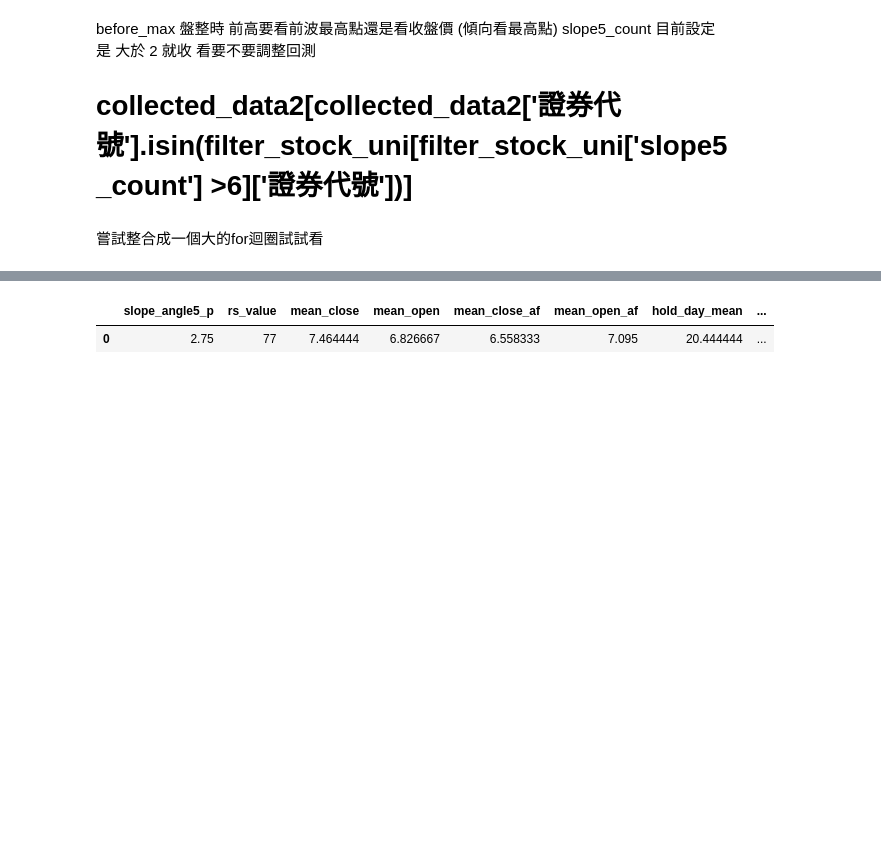
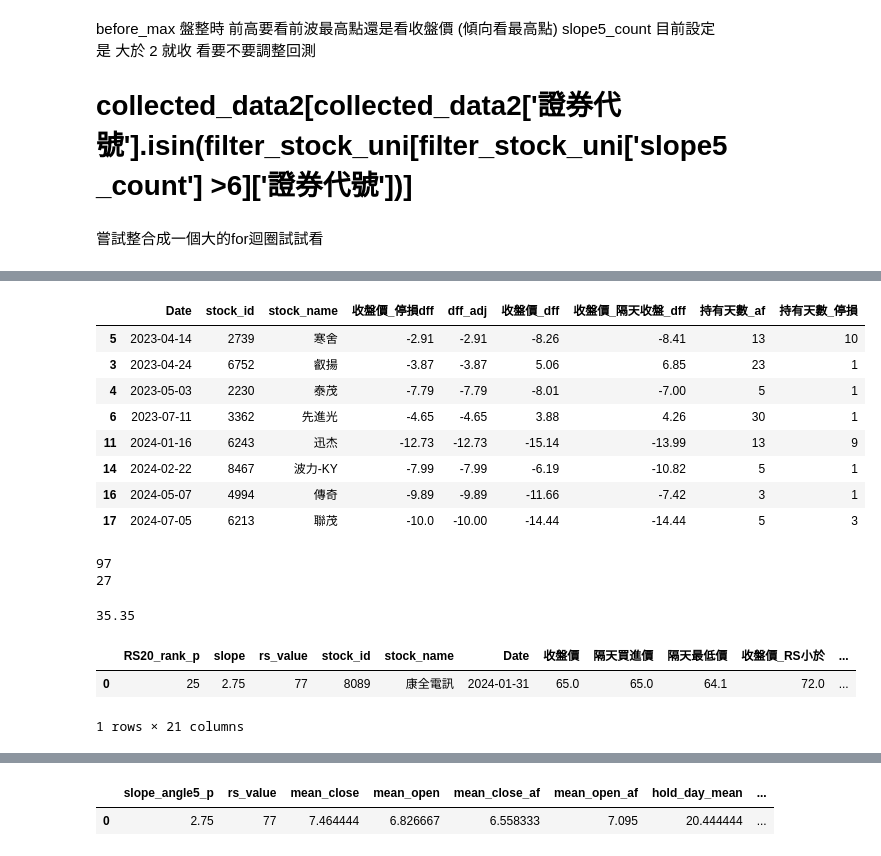
Before and after one commit to mulderfang/stock, a Jupyter notebook: 技術分析-策略3_海豹ㄏ字戰法.ipynb, the cells around one changed output, grey strips where cells are left out. Saved outputs shown, nothing was run; the diff lists cells and outputs as text; code cells hidden in the pictures; blank space fills up the shorter version.

```diff
--- a/技術分析-策略3_海豹ㄏ字戰法.ipynb
+++ b/技術分析-策略3_海豹ㄏ字戰法.ipynb
@@ -686,3 +833,33 @@ profolio_df1
+# %%
+collected_data3[collected_data3['持有天數_停損'] != -100][['Date','stock_id', 'stock_name', '收盤價_停損dff','dff_adj', '收盤價_dff','收盤價_隔天收盤_dff','持有天數_af','持有天數_停損' ]].sort_values(by='Date')
+#collected_data3[collected_data3['stock_id'] == '8040']
+#collected_data3[collected_data3['持有天數_停損'] != -100]
+# %% [output]
+|  | Date | stock_id | stock_name | 收盤價_停損dff | dff_adj | 收盤價_dff | 收盤價_隔天收盤_dff | 持有天數_af | 持有天數_停損 |
+| 5 | 2023-04-14 | 2739 | 寒舍 | -2.91 | -2.91 | -8.26 | -8.41 | 13 | 10 |
+| 3 | 2023-04-24 | 6752 | 叡揚 | -3.87 | -3.87 | 5.06 | 6.85 | 23 | 1 |
+| 4 | 2023-05-03 | 2230 | 泰茂 | -7.79 | -7.79 | -8.01 | -7.00 | 5 | 1 |
+| 6 | 2023-07-11 | 3362 | 先進光 | -4.65 | -4.65 | 3.88 | 4.26 | 30 | 1 |
+| 11 | 2024-01-16 | 6243 | 迅杰 | -12.73 | -12.73 | -15.14 | -13.99 | 13 | 9 |
+| 14 | 2024-02-22 | 8467 | 波力-KY | -7.99 | -7.99 | -6.19 | -10.82 | 5 | 1 |
+| 16 | 2024-05-07 | 4994 | 傳奇 | -9.89 | -9.89 | -11.66 | -7.42 | 3 | 1 |
+| 17 | 2024-07-05 | 6213 | 聯茂 | -10.0 | -10.00 | -14.44 | -14.44 | 5 | 3 |
+# %%
+print(collected_data3[collected_data3['持有天數_停損'] != -100]['持有天數_af'].sum())
+print(collected_data3[collected_data3['持有天數_停損'] != -100]['持有天數_停損'].sum())
+# %% [output]
+97
+27
+# %%
+tomorrow_close_buy
+# %% [output]
+35.35
+# %%
+collected_data3
+# %% [output]
+|  | RS20_rank_p | slope | rs_value | stock_id | stock_name | Date | 收盤價 | 隔天買進價 | 隔天最低價 | 收盤價_RS小於 | ... |
+| 0 | 25 | 2.75 | 77 | 8089 | 康全電訊 | 2024-01-31 | 65.0 | 65.0 | 64.1 | 72.0 | ... |
+1 rows × 21 columns
 # %%
 collected_data3
 # %% [output]
```
Also changed, not shown: parts of 9 cells of this notebook.
